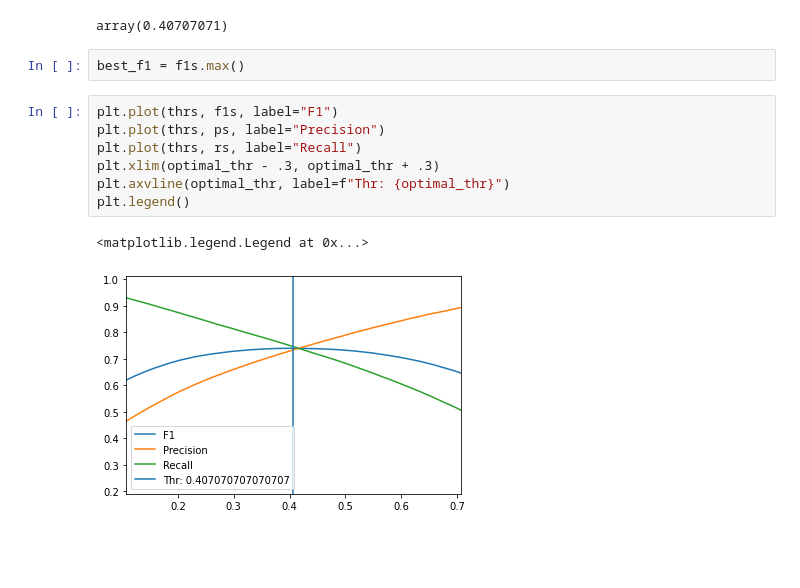
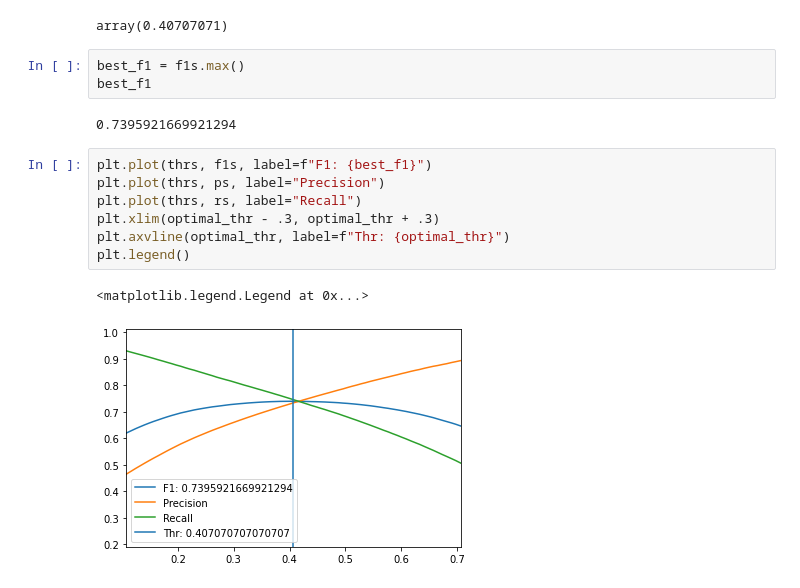
Before and after one commit to SebasGarcia08/Landslide4Sense, a Jupyter notebook: notebooks/3_evaluation.ipynb, the cells around one changed output. Cells and saved outputs as stored; diff of their text form; blank space fills up the shorter version.

Commit message:
Adds  visualizations

```diff
--- a/notebooks/3_evaluation.ipynb
+++ b/notebooks/3_evaluation.ipynb
@@ -111,13 +111,16 @@ optimal_thr
 array(0.40707071)
 # %%
 best_f1 = f1s.max()
+best_f1
+# %% [output]
+0.7395921669921294
 # %%
-plt.plot(thrs, f1s, label="F1")
+plt.plot(thrs, f1s, label=f"F1: {best_f1}")
 plt.plot(thrs, ps, label="Precision")
 plt.plot(thrs, rs, label="Recall")
 plt.xlim(optimal_thr - .3, optimal_thr + .3)
 plt.axvline(optimal_thr, label=f"Thr: {optimal_thr}")
 plt.legend()
 # %% [output]
 <matplotlib.legend.Legend at 0x...>
-[figure, old version]
+[figure, new version]
```
Also changed, not shown: parts of 1 cell of this notebook.
